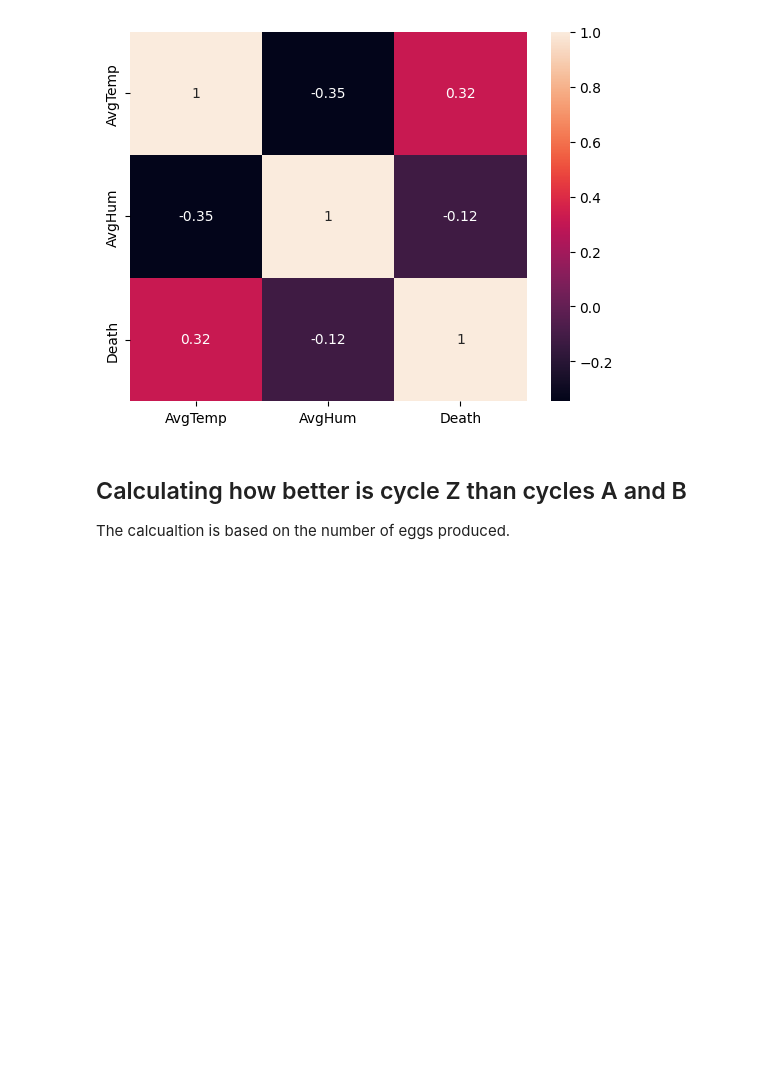
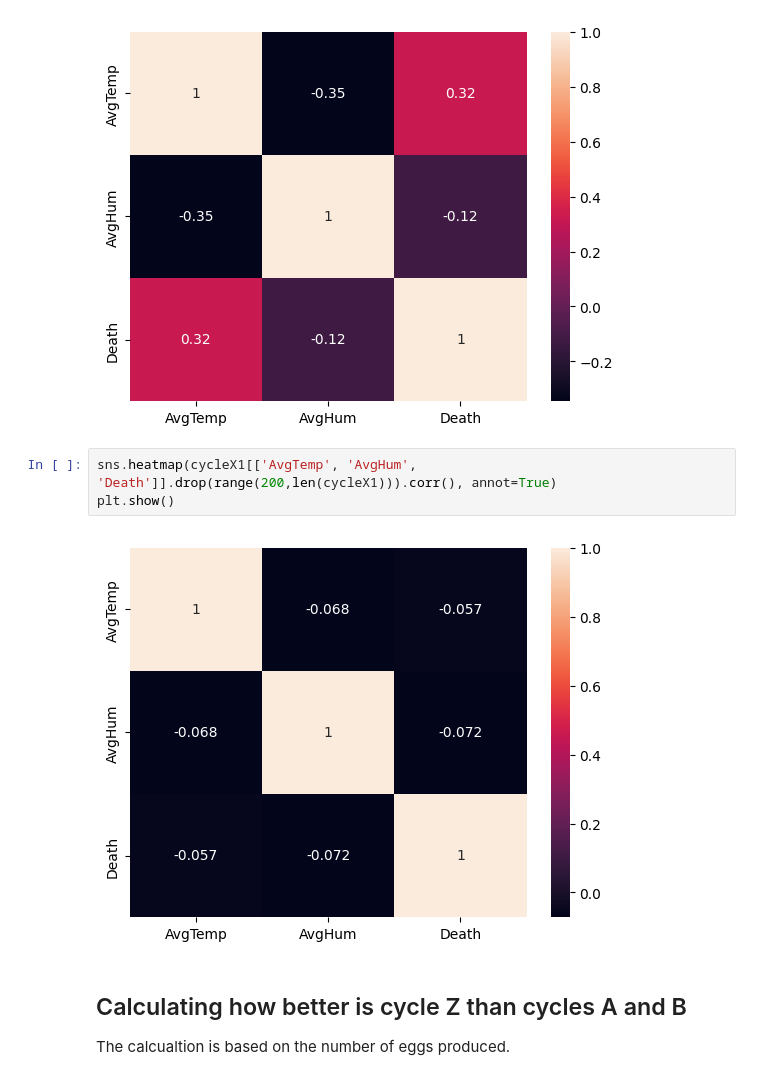
Before and after one commit to CanaliDavide/DASA--Project, a Jupyter notebook: Z_analysis/DataAnalisysZ_Cluster.ipynb, the cells around one changed output. Drawn from its saved outputs; the diff is of its cells as text; blank space fills up the shorter version.

```diff
--- a/Z_analysis/DataAnalisysZ_Cluster.ipynb
+++ b/Z_analysis/DataAnalisysZ_Cluster.ipynb
@@ -91,6 +96,11 @@ sns.heatmap(cycleZ[['AvgTemp', 'AvgHum', 'Death']].drop(range(200,len(cycleZ))).
 plt.show()
 # %% [output]
 [figure]
+# %%
+sns.heatmap(cycleX1[['AvgTemp', 'AvgHum', 'Death']].drop(range(200,len(cycleX1))).corr(), annot=True)
+plt.show()
+# %% [output]
+[figure, added]
 # %% [markdown]
 ## Calculating how better is cycle Z than cycles A and B
 The calcualtion is based on the number of eggs produced.
```
Also changed, not shown: parts of 7 cells of this notebook, 3 other files.
